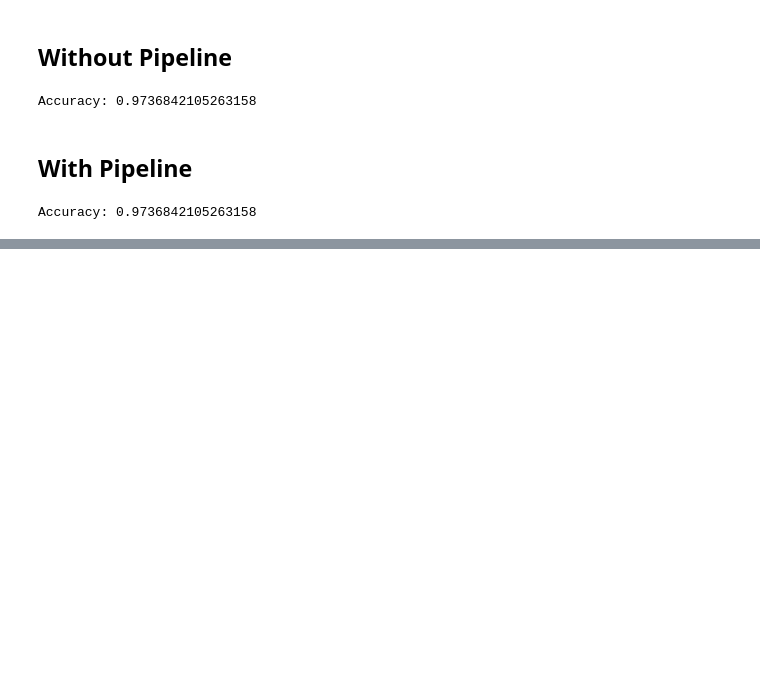
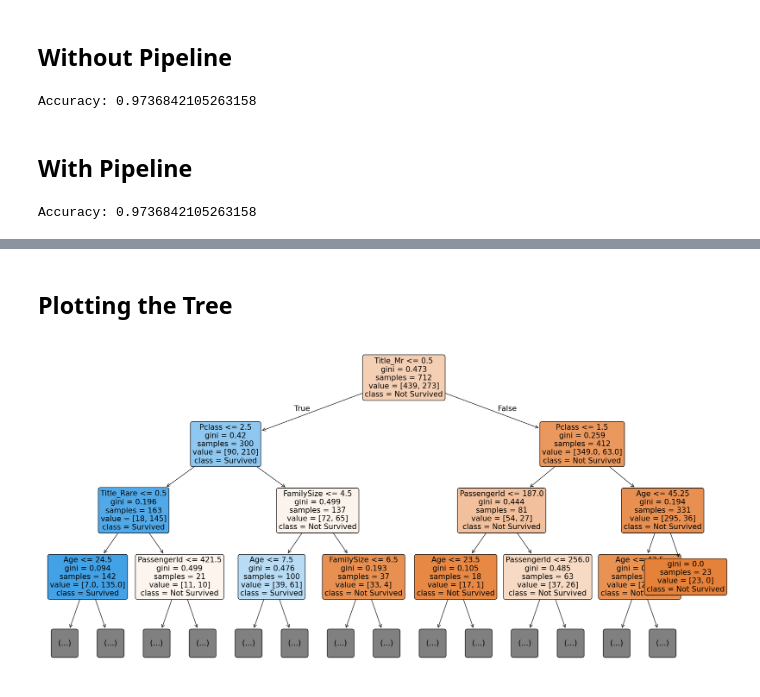
Before and after one commit to Zarif-451/Machine-Learning, a Jupyter notebook: Scikit-Learn/Scikit-Learn (Supervised ML)/classification.ipynb, the cells around one changed output, grey strips where cells are left out. Saved outputs shown, nothing was run; the diff lists cells and outputs as text; code cells hidden in the pictures; blank space fills up the shorter version.

Commit message:
Started Decision Tree

```diff
--- a/Scikit-Learn/Scikit-Learn (Supervised ML)/classification.ipynb
+++ b/Scikit-Learn/Scikit-Learn (Supervised ML)/classification.ipynb
@@ -3316,0 +3816,8 @@ Accuracy: 0.9736842105263158
+# %%
+import pandas as pd
+import numpy as np
+import matplotlib.pyplot as plt
+
+df = pd.read_csv("/kaggle/input/competitions/titanic/train.csv")
+
+df.head()
@@ -3316,0 +3928,22 @@ Accuracy: 0.9736842105263158
+# %%
+from sklearn.tree import DecisionTreeClassifier
+
+dt_model = DecisionTreeClassifier(
+    criterion = "gini",
+    random_state = 42
+)
+
+dt_model.fit(X_train, y_train)
+
+# Access the actual DecisionTreeClassifier inside the model
+tree_model = dt_model
+
+# Basic tree information
+print(f"Number of Nodes : {tree_model.tree_.node_count}")
+print(f"Number of Leaves : {tree_model.tree_.n_leaves}")
+
+#Root node Information
+print(f"\nRoot node Gini : {tree_model.tree_.impurity[0]}")
+print(f"Samples at Root ; {tree_model.tree_.n_node_samples[0]}")
+print(f"Root split Feature ; {X.columns[tree_model.tree_.feature[0]]}")
+print("Root split threshold:", tree_model.tree_.threshold[0])
@@ -3316,0 +3981,18 @@ Accuracy: 0.9736842105263158
+# %% [markdown]
+## Plotting the Tree
+# %%
+from sklearn.tree import plot_tree
+import matplotlib.pyplot as plt
+
+plt.figure(figsize=(24,12))
+
+plot_tree(
+    tree_model,
+    feature_names=X.columns,
+    class_names=["Not Survived", "Survived"],
+    filled=True, rounded=True,
+    max_depth=3, fontsize = 15
+)
+plt.show()
+# %% [output]
+[figure, added]
```
Also changed, not shown: parts of 13 cells of this notebook.
